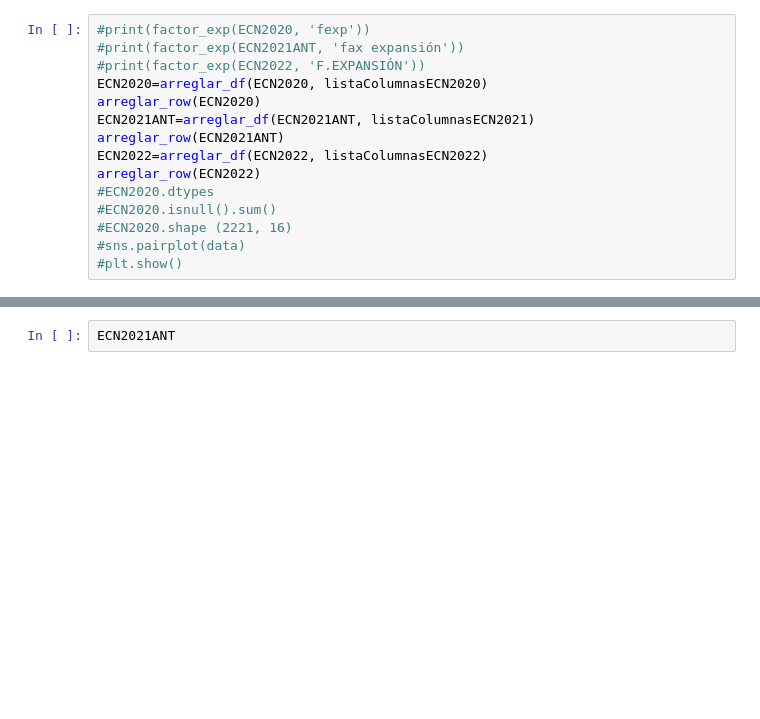
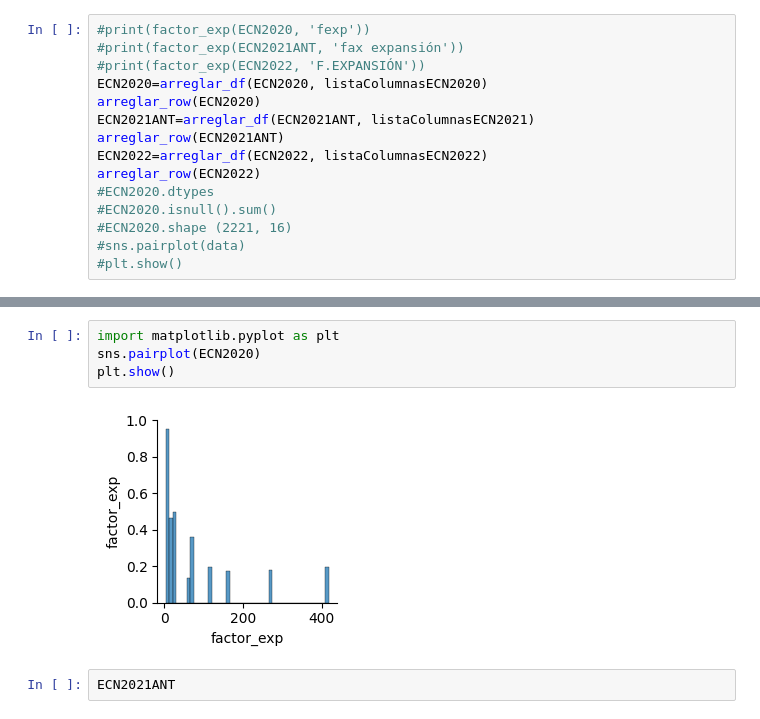
Before and after one commit to JuanParraG/dinamita-de-datos, a Jupyter notebook: Análisis de datos.ipynb, the cells around one changed output, grey strips where cells are left out. Saved outputs shown, nothing was run; the diff lists cells and outputs as text; blank space fills up the shorter version.

```diff
--- a/Análisis de datos.ipynb
+++ b/Análisis de datos.ipynb
@@ -398,3 +383,9 @@ ECN2020
+# %%
+import matplotlib.pyplot as plt
+sns.pairplot(ECN2020)
+plt.show()
+# %% [output]
+[figure, added]
 # %%
 ECN2021ANT
 # %% [output]
```
Also changed, not shown: parts of 2 cells of this notebook.
